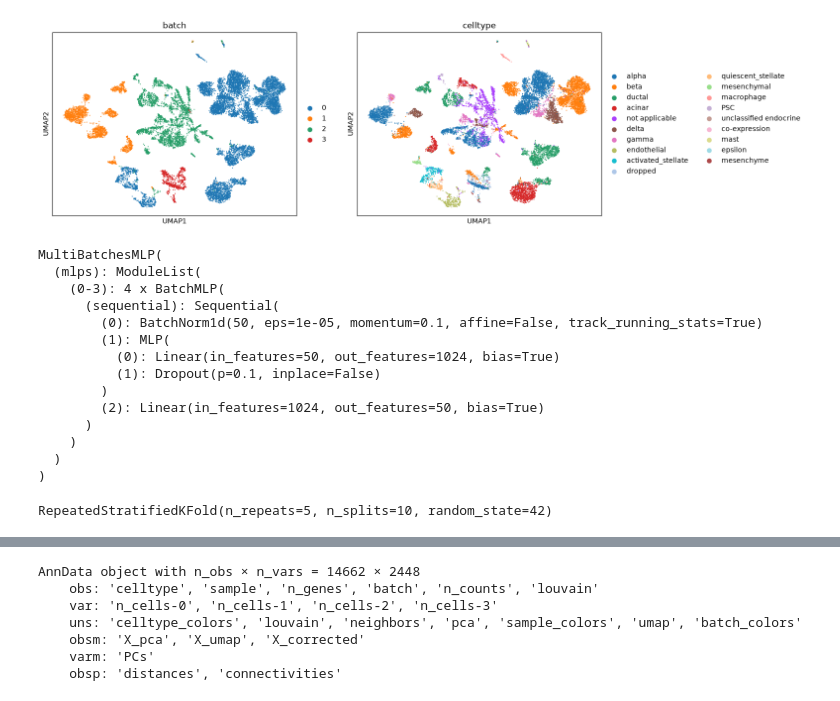
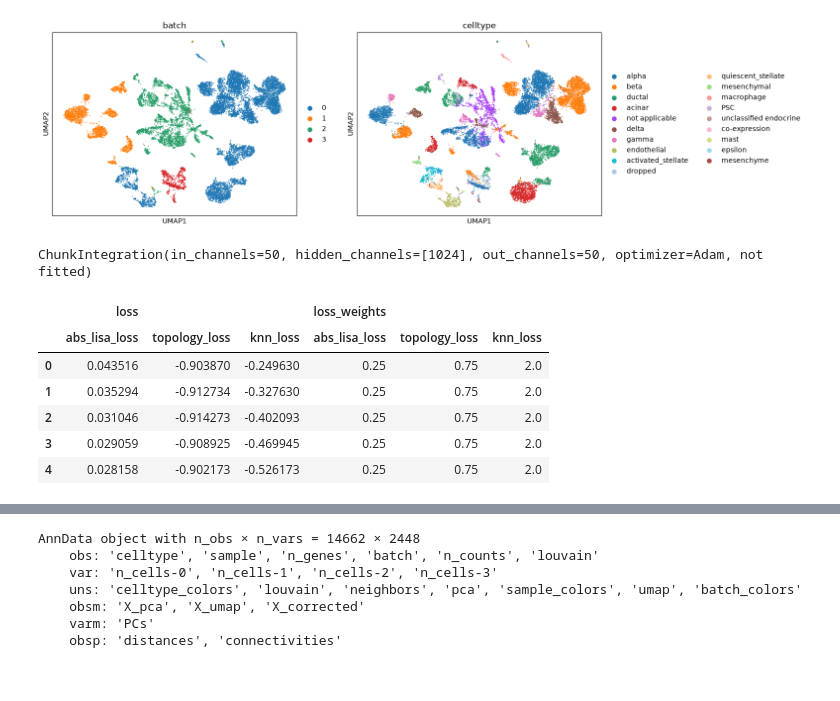
Before and after one commit to saldanB/bibola, a Jupyter notebook: pancreas_benchmark.ipynb, the cells around one changed output, grey strips where cells are left out. Drawn from its saved outputs; the diff is of its cells as text; code cells hidden in the pictures.

```diff
--- a/pancreas_benchmark.ipynb
+++ b/pancreas_benchmark.ipynb
@@ -86,37 +85,22 @@ from bibola.MLP import MultiBatchesMLP
 # %%
-batch_correction_model = MultiBatchesMLP(
+batch_correction_model = ChunkIntegration(
     in_channels=anndata.obsm["X_pca"].shape[1],
     hidden_channels=[1024,],
     out_channels=50,
-    n_batches=anndata.obs["batch"].nunique(),
     dropout=0.1,
+    optimizer_kwargs={"lr": 1e-4}
 )
-batch_correction_model.train()
+batch_correction_model
 # %% [output]
-MultiBatchesMLP(
-  (mlps): ModuleList(
-    (0-3): 4 x BatchMLP(
-      (sequential): Sequential(
-        (0): BatchNorm1d(50, eps=1e-05, momentum=0.1, affine=False, track_running_stats=True)
-        (1): MLP(
-          (0): Linear(in_features=50, out_features=1024, bias=True)
-          (1): Dropout(p=0.1, inplace=False)
-        )
-        (2): Linear(in_features=1024, out_features=50, bias=True)
-      )
-    )
-  )
-)
+ChunkIntegration(in_channels=50, hidden_channels=[1024], out_channels=50, optimizer=Adam, not fitted)
-# %%
-N_MINIBATCHES = 10
-N_EPOCHS = 5
-
-loader = RepeatedStratifiedKFold(
-    n_splits=N_MINIBATCHES, # number of minibatches to train on
-    n_repeats=N_EPOCHS, # number of epochs to train on
-    random_state=42
-)
-loader
-# %% [output]
-RepeatedStratifiedKFold(n_repeats=5, n_splits=10, random_state=42)
+# %%
+batch_correction_model.loss_history
+# %% [output]
+|  | loss |  |  | loss_weights |  |  |
+|  | abs_lisa_loss | topology_loss | knn_loss | abs_lisa_loss | topology_loss | knn_loss |
+| 0 | 0.043516 | -0.903870 | -0.249630 | 0.25 | 0.75 | 2.0 |
+| 1 | 0.035294 | -0.912734 | -0.327630 | 0.25 | 0.75 | 2.0 |
+| 2 | 0.031046 | -0.914273 | -0.402093 | 0.25 | 0.75 | 2.0 |
+| 3 | 0.029059 | -0.908925 | -0.469945 | 0.25 | 0.75 | 2.0 |
+| 4 | 0.028158 | -0.902173 | -0.526173 | 0.25 | 0.75 | 2.0 |
 # %%
```
Also changed, not shown: parts of 10 cells of this notebook, 1 other file.
